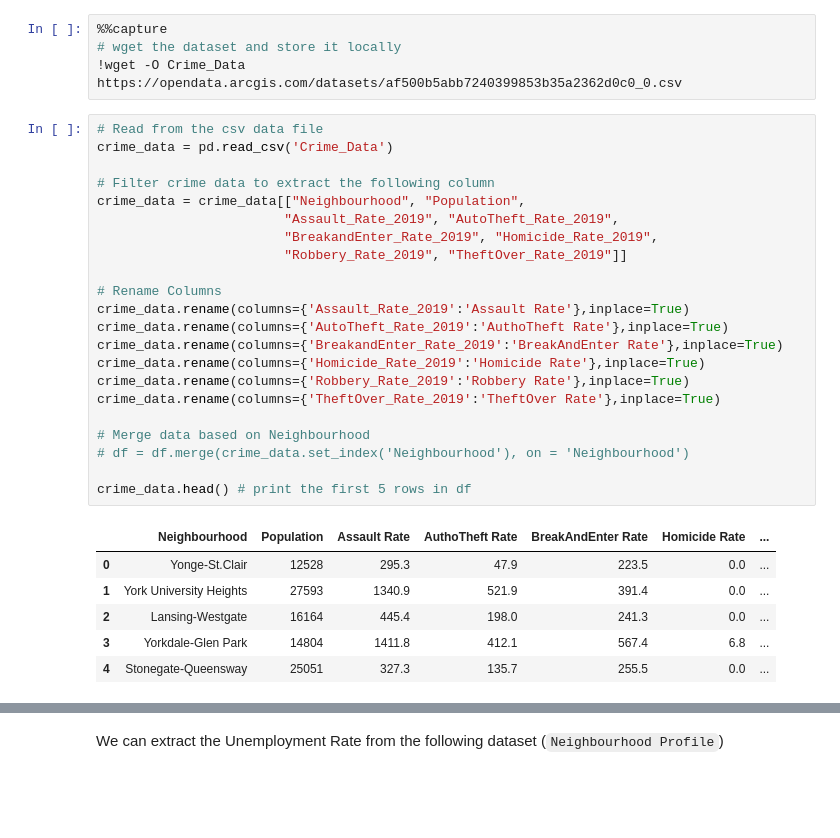
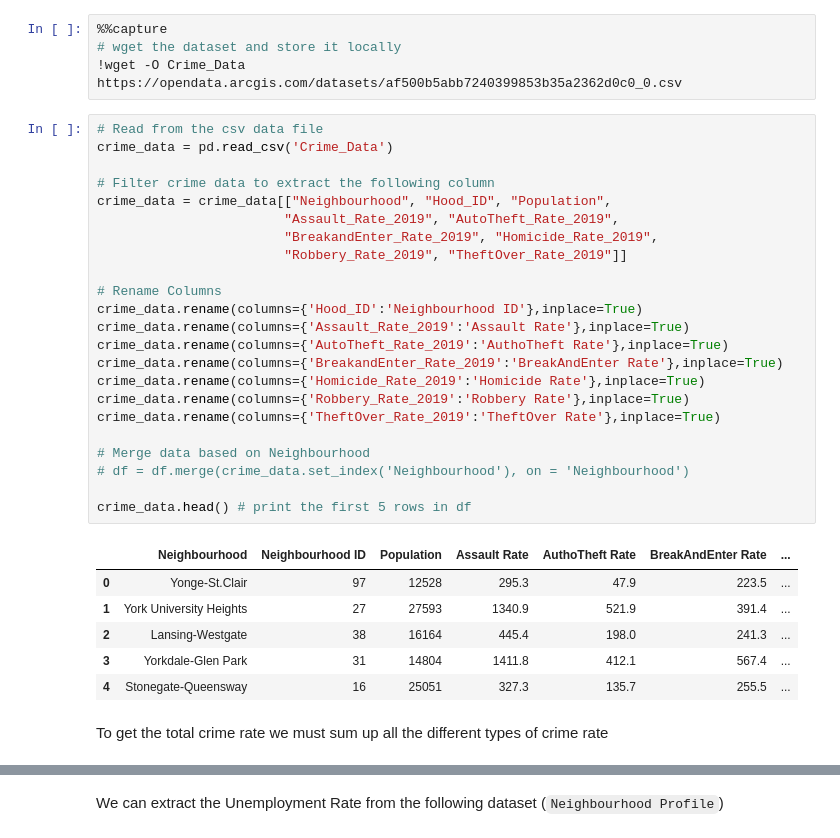
Before and after one commit to rnlclngpilar/SOFE3720-FinalProject, a Jupyter notebook: Final_Project_Clustering_Neighbourhoods.ipynb, the cells around one changed output, grey strips where cells are left out. Saved outputs shown, nothing was run; the diff lists cells and outputs as text; blank space fills up the shorter version.

```diff
--- a/Final_Project_Clustering_Neighbourhoods.ipynb
+++ b/Final_Project_Clustering_Neighbourhoods.ipynb
@@ -252,29 +271,32 @@ From the dataset downloaded in the beginning (`Crime_Data`) we are able to find
 # %%
 # Read from the csv data file
 crime_data = pd.read_csv('Crime_Data')
 
 # Filter crime data to extract the following column
-crime_data = crime_data[["Neighbourhood", "Population",
+crime_data = crime_data[["Neighbourhood", "Hood_ID", "Population",
                         "Assault_Rate_2019", "AutoTheft_Rate_2019",
                         "BreakandEnter_Rate_2019", "Homicide_Rate_2019",
                         "Robbery_Rate_2019", "TheftOver_Rate_2019"]]
 
 # Rename Columns
+crime_data.rename(columns={'Hood_ID':'Neighbourhood ID'},inplace=True)
 crime_data.rename(columns={'Assault_Rate_2019':'Assault Rate'},inplace=True)
 crime_data.rename(columns={'AutoTheft_Rate_2019':'AuthoTheft Rate'},inplace=True)
 crime_data.rename(columns={'BreakandEnter_Rate_2019':'BreakAndEnter Rate'},inplace=True)
 crime_data.rename(columns={'Homicide_Rate_2019':'Homicide Rate'},inplace=True)
 crime_data.rename(columns={'Robbery_Rate_2019':'Robbery Rate'},inplace=True)
 crime_data.rename(columns={'TheftOver_Rate_2019':'TheftOver Rate'},inplace=True)
 
 # Merge data based on Neighbourhood
 # df = df.merge(crime_data.set_index('Neighbourhood'), on = 'Neighbourhood')
 
 crime_data.head() # print the first 5 rows in df
 # %% [output]
-|  | Neighbourhood | Population | Assault Rate | AuthoTheft Rate | BreakAndEnter Rate | Homicide Rate | ... |
-| 0 | Yonge-St.Clair | 12528 | 295.3 | 47.9 | 223.5 | 0.0 | ... |
-| 1 | York University Heights | 27593 | 1340.9 | 521.9 | 391.4 | 0.0 | ... |
-| 2 | Lansing-Westgate | 16164 | 445.4 | 198.0 | 241.3 | 0.0 | ... |
-| 3 | Yorkdale-Glen Park | 14804 | 1411.8 | 412.1 | 567.4 | 6.8 | ... |
-| 4 | Stonegate-Queensway | 25051 | 327.3 | 135.7 | 255.5 | 0.0 | ... |
+|  | Neighbourhood | Neighbourhood ID | Population | Assault Rate | AuthoTheft Rate | BreakAndEnter Rate | ... |
+| 0 | Yonge-St.Clair | 97 | 12528 | 295.3 | 47.9 | 223.5 | ... |
+| 1 | York University Heights | 27 | 27593 | 1340.9 | 521.9 | 391.4 | ... |
+| 2 | Lansing-Westgate | 38 | 16164 | 445.4 | 198.0 | 241.3 | ... |
+| 3 | Yorkdale-Glen Park | 31 | 14804 | 1411.8 | 412.1 | 567.4 | ... |
+| 4 | Stonegate-Queensway | 16 | 25051 | 327.3 | 135.7 | 255.5 | ... |
+# %% [markdown]
+To get the total crime rate we must sum up all the different types of crime rate
```
Also changed, not shown: parts of 26 cells of this notebook.
